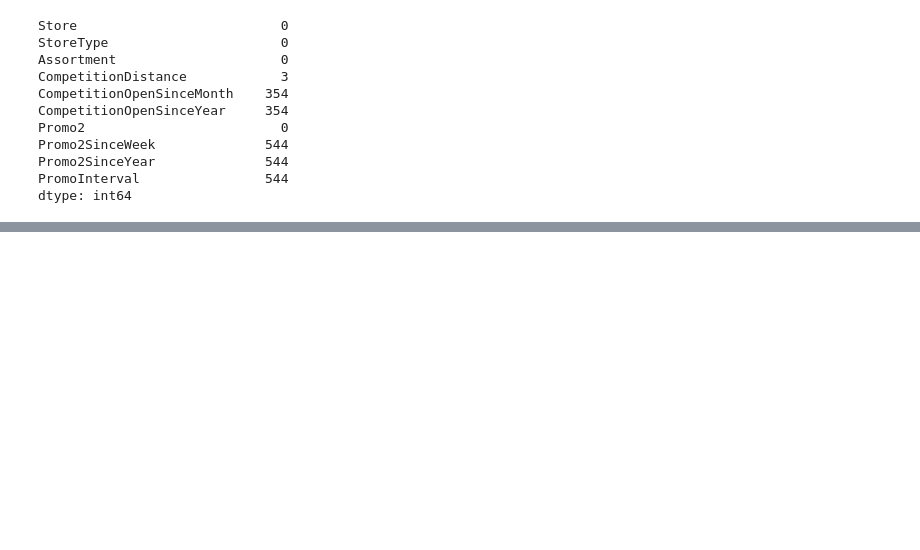
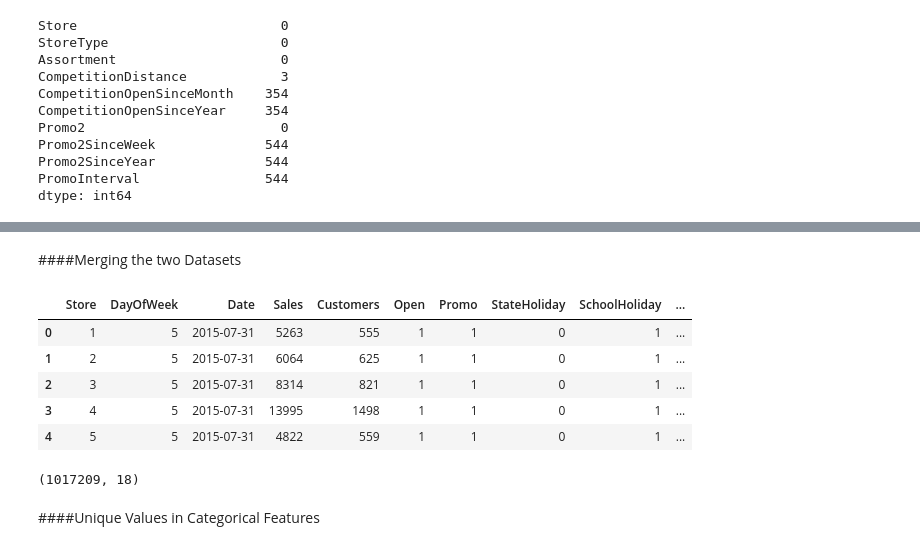
Before and after one commit to vithika-karan/Retail-Sales-Prediction, a Jupyter notebook: Rossmann_Sales_Prediction_Vithika_Karan.ipynb, the cells around one changed output, grey strips where cells are left out. Drawn from its saved outputs; the diff is of its cells as text; code cells hidden in the pictures; blank space fills up the shorter version.

Commit message:
Data Preprocessing 2

```diff
--- a/Rossmann_Sales_Prediction_Vithika_Karan.ipynb
+++ b/Rossmann_Sales_Prediction_Vithika_Karan.ipynb
@@ -149,0 +161,9 @@ Out of 1115 entries we have a good amount of missing values for columns:
+# %%
+#let's fill competition open since month and year with the most occuring values of the columns i.e modes of those columns
+stores_df['CompetitionOpenSinceMonth'].fillna(stores_df['CompetitionOpenSinceMonth'].mode()[0], inplace = True)
+stores_df['CompetitionOpenSinceYear'].fillna(stores_df['CompetitionOpenSinceYear'].mode()[0], inplace = True)
+# %%
+#lastly let's impute the nan values of promo2 related columns with 0
+stores_df['Promo2SinceWeek'].fillna(value=0,inplace=True)
+stores_df['Promo2SinceYear'].fillna(value=0,inplace=True)
+stores_df['PromoInterval'].fillna(value=0,inplace=True)
@@ -149,0 +185,22 @@ Out of 1115 entries we have a good amount of missing values for columns:
+# %% [markdown]
+####Merging the two Datasets
+# %%
+#let's merge the datasets on stores data
+df = sales_df.merge(right=stores_df, on="Store", how="left")
+# %%
+#first five rows of the merged dataset
+df.head()
+# %% [output]
+|  | Store | DayOfWeek | Date | Sales | Customers | Open | Promo | StateHoliday | SchoolHoliday | ... |
+| 0 | 1 | 5 | 2015-07-31 | 5263 | 555 | 1 | 1 | 0 | 1 | ... |
+| 1 | 2 | 5 | 2015-07-31 | 6064 | 625 | 1 | 1 | 0 | 1 | ... |
+| 2 | 3 | 5 | 2015-07-31 | 8314 | 821 | 1 | 1 | 0 | 1 | ... |
+| 3 | 4 | 5 | 2015-07-31 | 13995 | 1498 | 1 | 1 | 0 | 1 | ... |
+| 4 | 5 | 5 | 2015-07-31 | 4822 | 559 | 1 | 1 | 0 | 1 | ... |
+# %%
+#shape of the dataframe
+df.shape
+# %% [output]
+(1017209, 18)
+# %% [markdown]
+####Unique Values in Categorical Features
```
Also changed, not shown: parts of 12 cells of this notebook.
